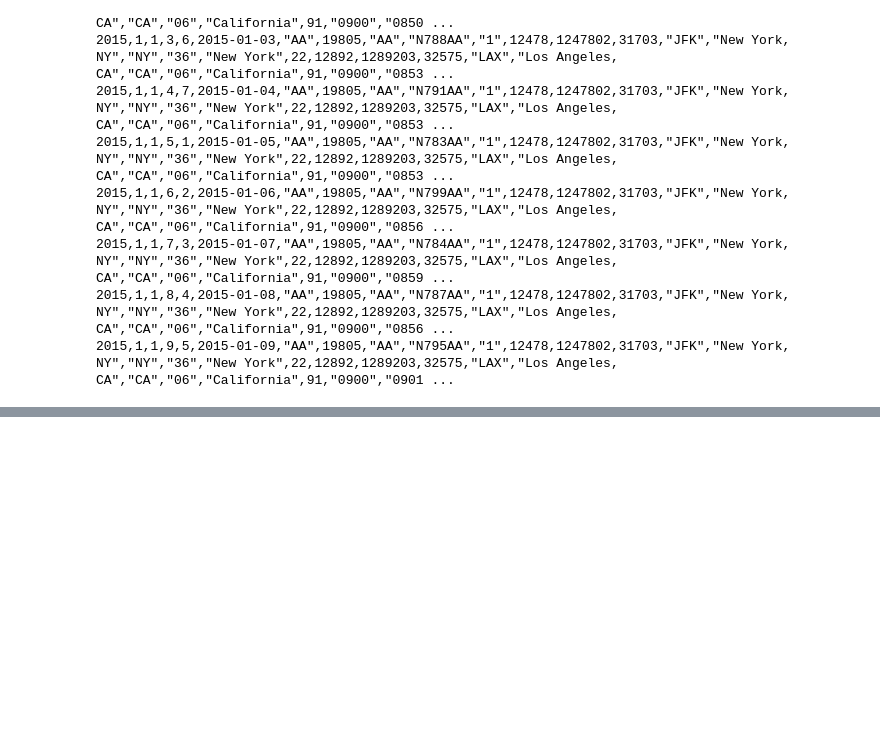
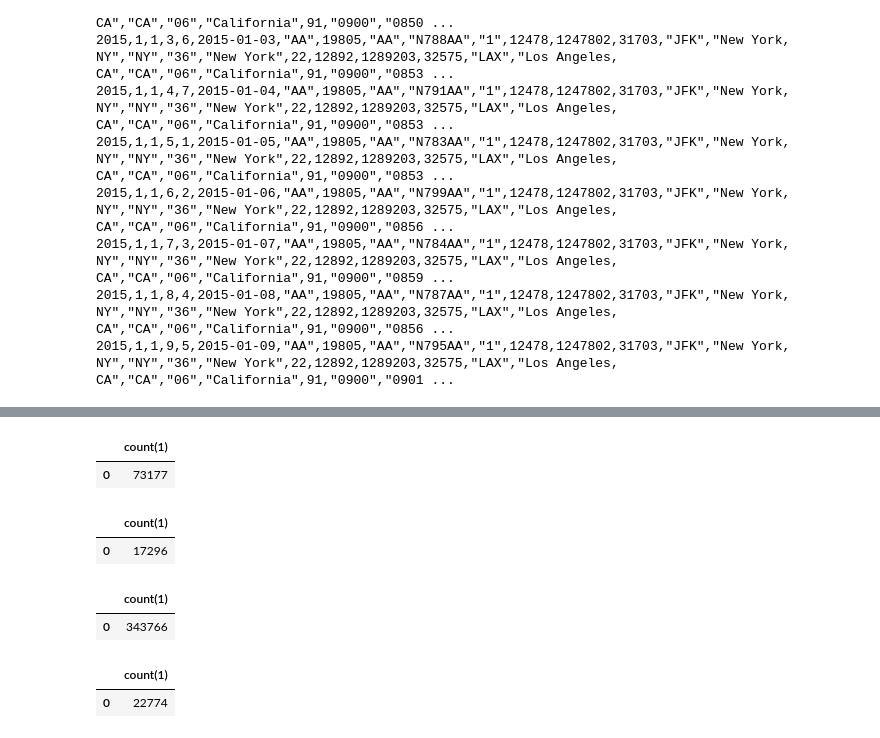
Before and after one commit to prakharsrivastava/powerbi, a Jupyter notebook: Data_Science_on_Google_Cloud_Platform_2.ipynb, the cells around one changed output, grey strips where cells are left out. Drawn from its saved outputs; the diff is of its cells as text; code cells hidden in the pictures; blank space fills up the shorter version.

```diff
--- a/Data_Science_on_Google_Cloud_Platform_2.ipynb
+++ b/Data_Science_on_Google_Cloud_Platform_2.ipynb
@@ -68,0 +156,28 @@ drive.mount('/content/drive')
+# %%
+
+q = "SELECT count(1) FROM nyc where DepDelay>=15 and ArrDelay>=15"
+sqldf(q, globals())
+# %% [output]
+|  | count(1) |
+| 0 | 73177 |
+# %%
+
+q = "SELECT count(1) FROM nyc where DepDelay>=15 and ArrDelay<15"
+sqldf(q, globals())
+# %% [output]
+|  | count(1) |
+| 0 | 17296 |
+# %%
+
+q = "SELECT count(1) FROM nyc where DepDelay<15 and ArrDelay<15"
+sqldf(q, globals())
+# %% [output]
+|  | count(1) |
+| 0 | 343766 |
+# %%
+
+q = "SELECT count(1) FROM nyc where DepDelay<15 and ArrDelay>=15"
+sqldf(q, globals())
+# %% [output]
+|  | count(1) |
+| 0 | 22774 |
```
Also changed, not shown: parts of 9 cells of this notebook.
